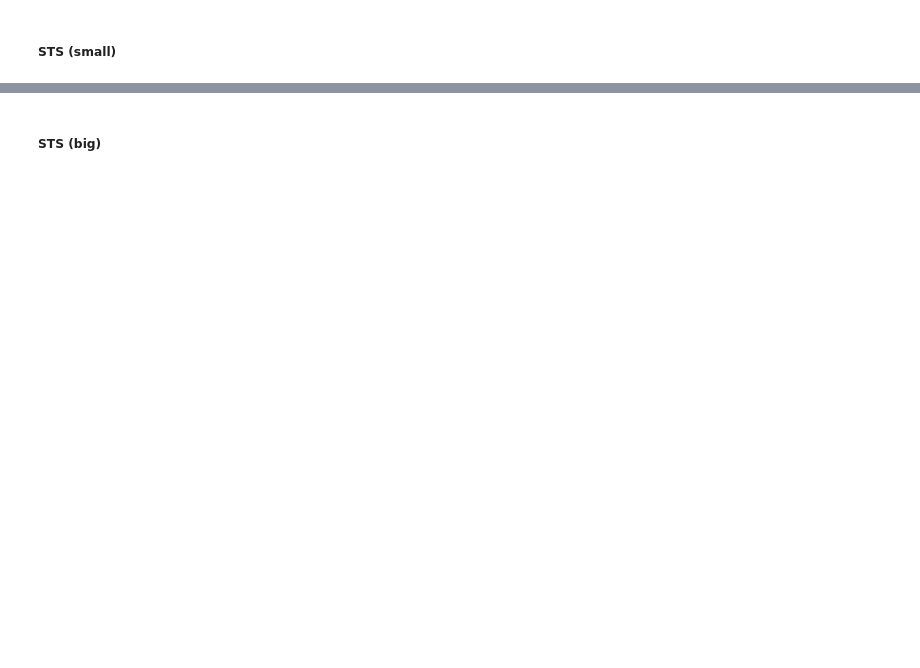
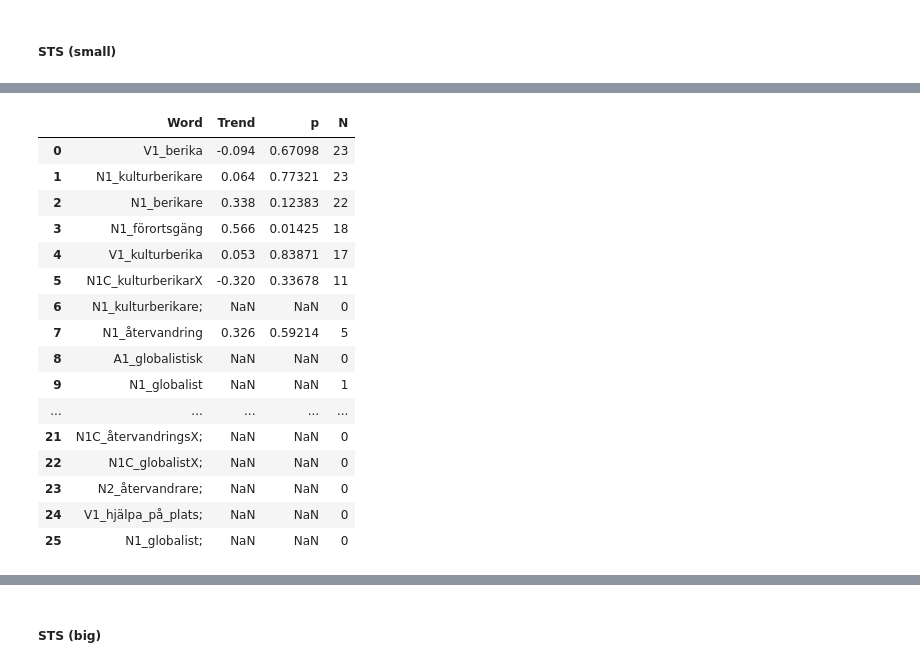
Before and after one commit to mboholm/dw_change, a Jupyter notebook: analysis/analysis.ipynb, the cells around one changed output, grey strips where cells are left out. Saved outputs shown, nothing was run; the diff lists cells and outputs as text; code cells hidden in the pictures; blank space fills up the shorter version.

```diff
--- a/analysis/analysis.ipynb
+++ b/analysis/analysis.ipynb
@@ -948,0 +1515,20 @@ UFuncTypeError: ufunc 'add' did not contain a loop with signature matching types
+# %%
+trend(df_bert_sts, var="spr", norm=None, transition = False, metric="pearson")
+# %% [output]
+|  | Word | Trend | p | N |
+| 0 | V1_berika | -0.094 | 0.67098 | 23 |
+| 1 | N1_kulturberikare | 0.064 | 0.77321 | 23 |
+| 2 | N1_berikare | 0.338 | 0.12383 | 22 |
+| 3 | N1_förortsgäng | 0.566 | 0.01425 | 18 |
+| 4 | V1_kulturberika | 0.053 | 0.83871 | 17 |
+| 5 | N1C_kulturberikarX | -0.320 | 0.33678 | 11 |
+| 6 | N1_kulturberikare; | NaN | NaN | 0 |
+| 7 | N1_återvandring | 0.326 | 0.59214 | 5 |
+| 8 | A1_globalistisk | NaN | NaN | 0 |
+| 9 | N1_globalist | NaN | NaN | 1 |
+| ... | ... | ... | ... | ... |
+| 21 | N1C_återvandringsX; | NaN | NaN | 0 |
+| 22 | N1C_globalistX; | NaN | NaN | 0 |
+| 23 | N2_återvandrare; | NaN | NaN | 0 |
+| 24 | V1_hjälpa_på_plats; | NaN | NaN | 0 |
+| 25 | N1_globalist; | NaN | NaN | 0 |
```
Also changed, not shown: parts of 76 cells of this notebook.
